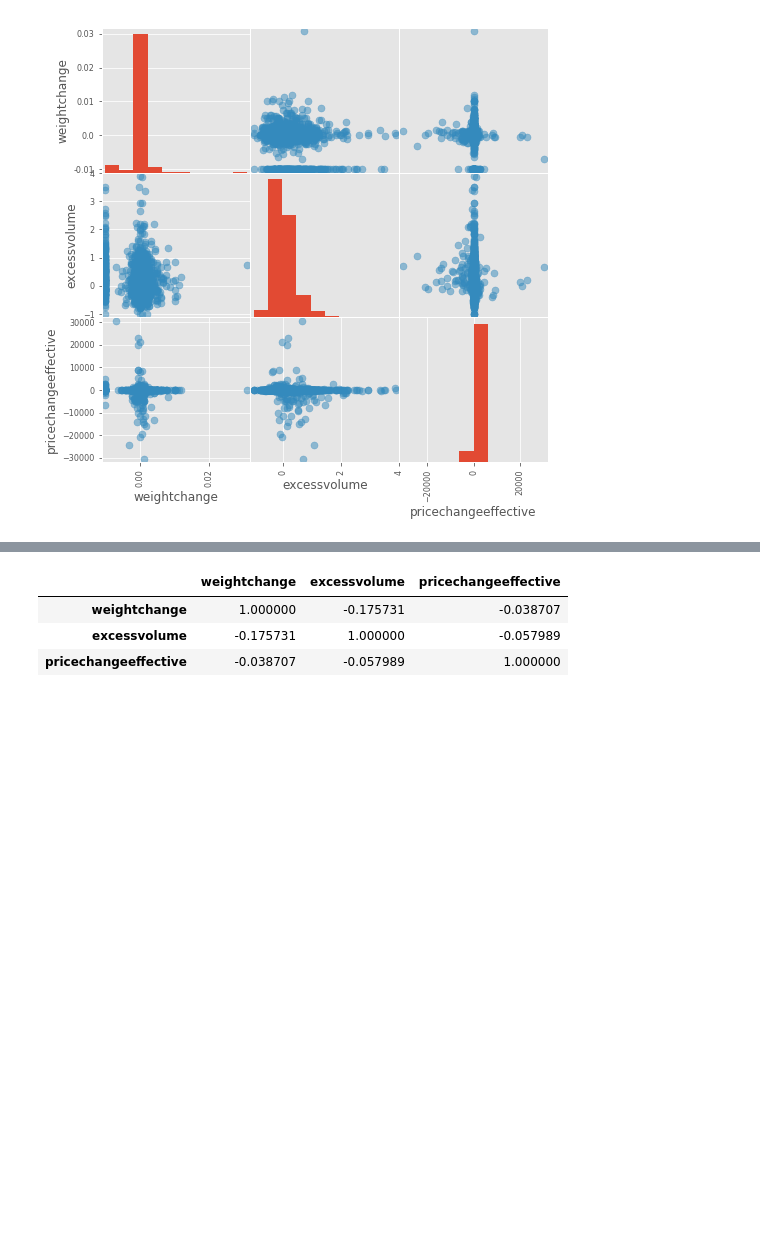
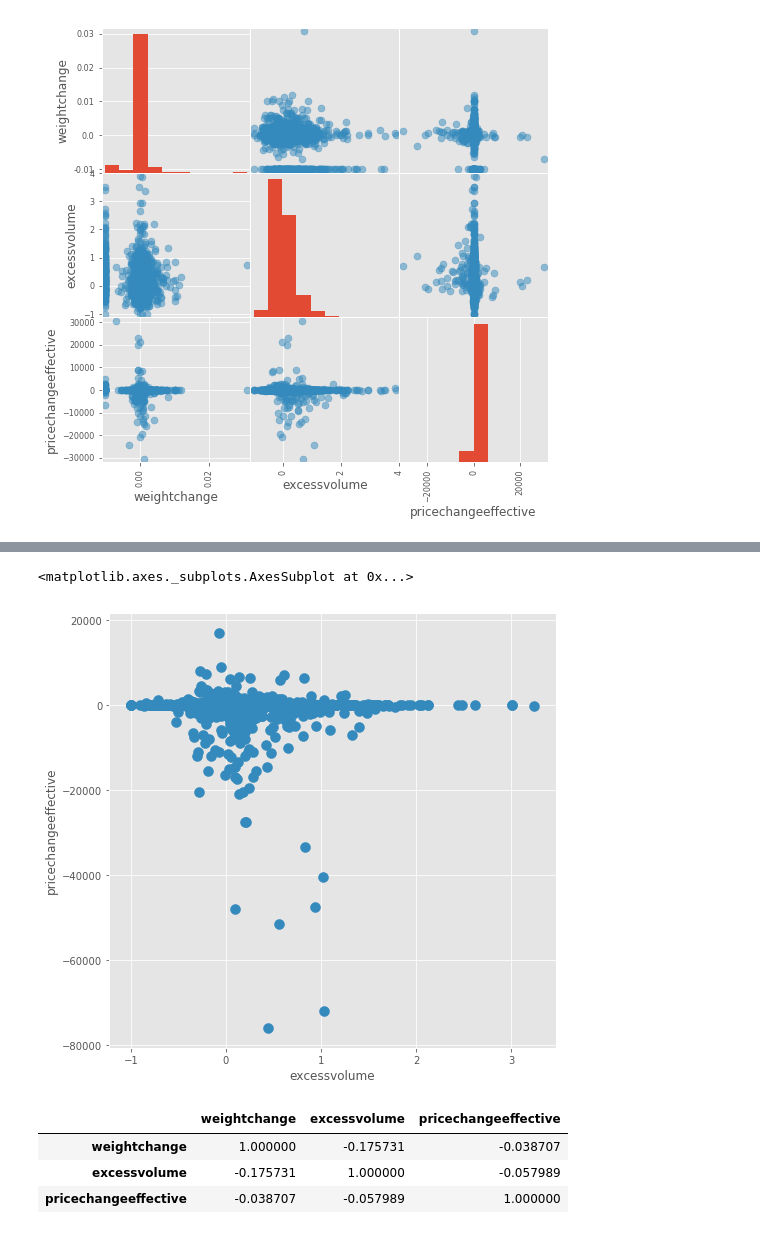
Before and after one commit to MattSilva14/DS-SF-34, a Jupyter notebook: final-project/3/Final Project 3.ipynb, the cells around one changed output, grey strips where cells are left out. Drawn from its saved outputs; the diff is of its cells as text; code cells hidden in the pictures; blank space fills up the shorter version.

```diff
--- a/final-project/3/Final Project 3.ipynb
+++ b/final-project/3/Final Project 3.ipynb
@@ -263,3 +274,8 @@ array([[<matplotlib.axes._subplots.AxesSubplot object at 0x...>,
+# %%
+dfnochange.plot(kind = 'scatter', x = 'excessvolume', y = 'pricechangeeffective', s = 100, figsize = (8, 8))
+# %% [output]
+<matplotlib.axes._subplots.AxesSubplot at 0x...>
+[figure, added]
 # %%
 dfchange = dfchange.rename(columns={'pricechangeannouncement': 'pcachange'})
 # %%
```
Also changed, not shown: parts of 26 cells of this notebook, 4 other files.
